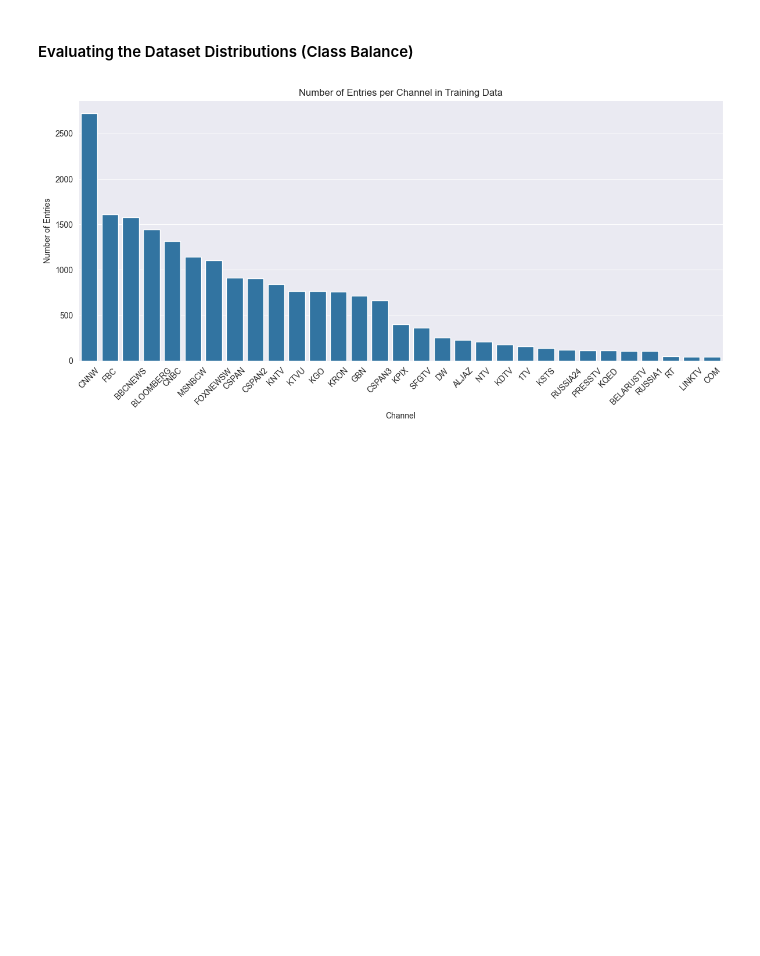
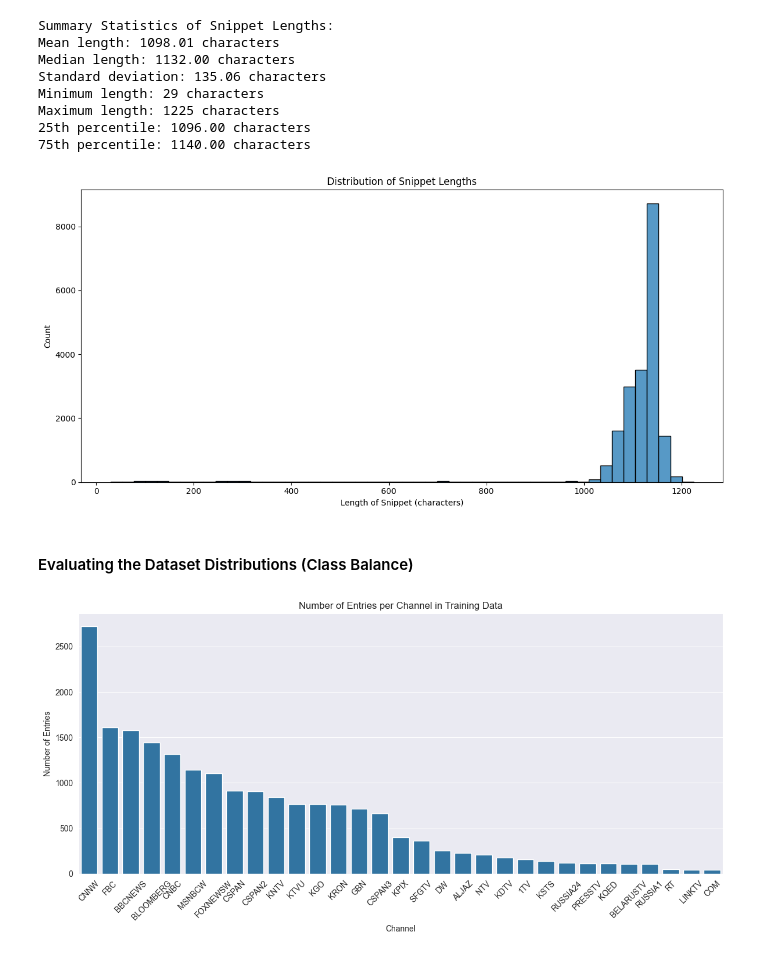
Before and after one commit to chancenlaw/CS181-Practical, a Jupyter notebook: practical/practical.ipynb, the cells around one changed output. Drawn from its saved outputs; the diff is of its cells as text; code cells hidden in the pictures; blank space fills up the shorter version.

```diff
--- a/practical/practical.ipynb
+++ b/practical/practical.ipynb
@@ -13,6 +13,37 @@ from sklearn.preprocessing import LabelEncoder
 # Load the training and validation datasets
 train = pd.read_csv('data/train.csv')  # Training data
 val = pd.read_csv('data/val.csv')      # Validation data
+# %%
+# Calculate lengths of snippets
+snip_lengths = train['snip'].str.len()
+
+# Create histogram
+plt.figure(figsize=(12, 6))
+sns.histplot(data=snip_lengths, bins=50)
+plt.title('Distribution of Snippet Lengths')
+plt.xlabel('Length of Snippet (characters)')
+plt.ylabel('Count')
+plt.tight_layout()
+
+# Calculate basic summary statistics
+print("\nSummary Statistics of Snippet Lengths:")
+print(f"Mean length: {snip_lengths.mean():.2f} characters")
+print(f"Median length: {snip_lengths.median():.2f} characters")
+print(f"Standard deviation: {snip_lengths.std():.2f} characters")
+print(f"Minimum length: {snip_lengths.min()} characters")
+print(f"Maximum length: {snip_lengths.max()} characters")
+print(f"25th percentile: {snip_lengths.quantile(0.25):.2f} characters")
+print(f"75th percentile: {snip_lengths.quantile(0.75):.2f} characters")
+# %% [output]
+Summary Statistics of Snippet Lengths:
+Mean length: 1098.01 characters
+Median length: 1132.00 characters
+Standard deviation: 135.06 characters
+Minimum length: 29 characters
+Maximum length: 1225 characters
+25th percentile: 1096.00 characters
+75th percentile: 1140.00 characters
+[figure, added]
 # %% [markdown]
 #### Evaluating the Dataset Distributions (Class Balance)
 # %%
```
Also changed, not shown: 7 other files.
